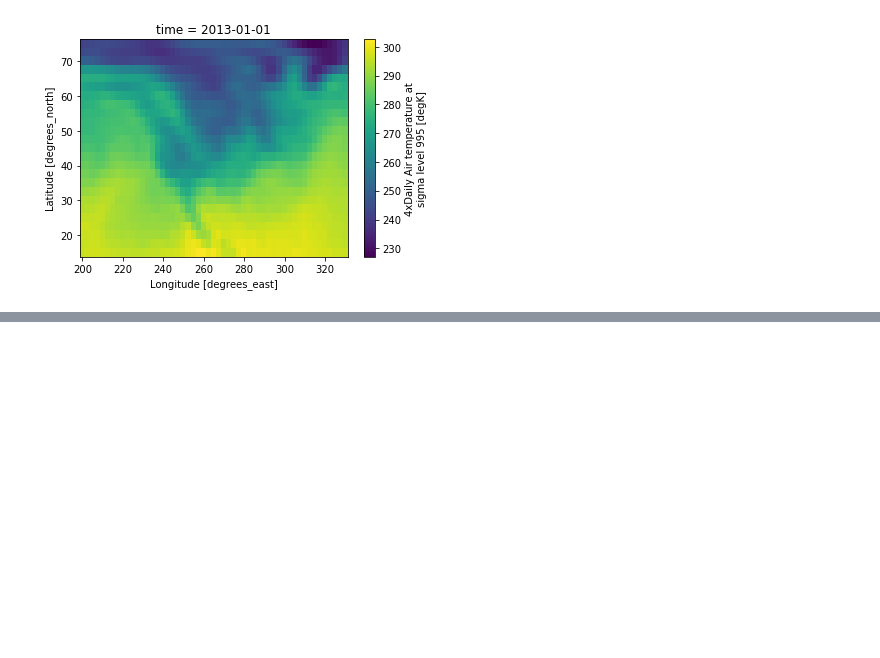
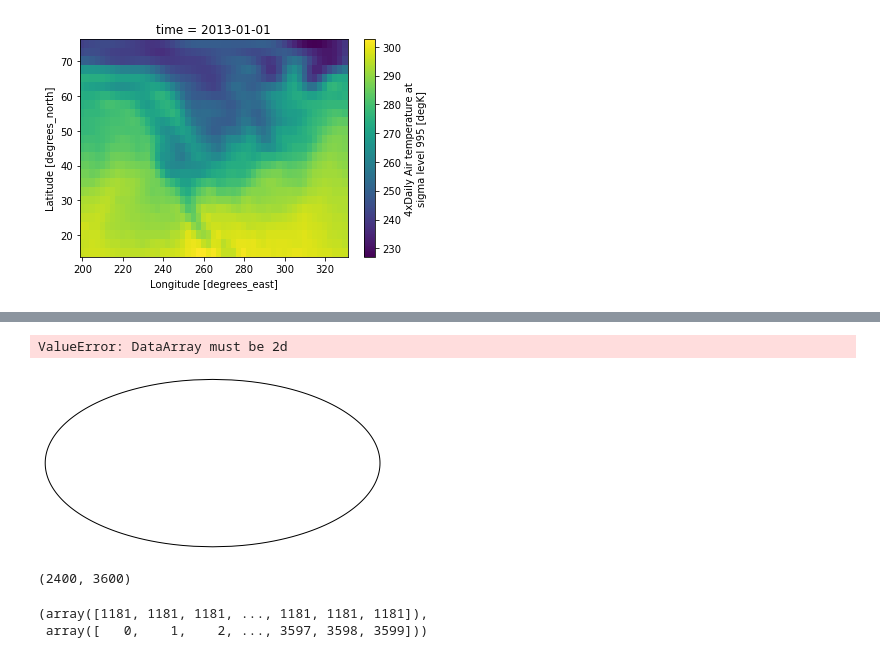
Before and after one commit to ALDepp/NCAR-modeloutputanalysis, a Jupyter notebook: hackathon_project.ipynb, the cells around one changed output, grey strips where cells are left out. Saved outputs shown, nothing was run; the diff lists cells and outputs as text; code cells hidden in the pictures; blank space fills up the shorter version.

```diff
--- a/hackathon_project.ipynb
+++ b/hackathon_project.ipynb
@@ -32,0 +39,3 @@ ds.air[0].plot()
+# %%
+modpath = '/glade/scratch/altuntas/archive/g.e20.G.TL319_t13.control.001_hfreq/ocn/hist/'
+moddat = xr.open_dataset(modpath + 'g.e20.G.TL319_t13.control.001_hfreq.pop.h.0059-01-05.nc')
@@ -32,0 +48,17 @@ ds.air[0].plot()
+# %%
+ax = plt.axes(projection=ccrs.Mollweide())
+vertvel.isel(time=0).plot.contourf(ax=ax, transform=ccrs.PlateCarree());
+ax.set_global(); ax.coastlines();
+# %% [output]
+ValueError: DataArray must be 2d
+[figure, added]
+# %%
+moddat
+np.shape(moddat.ULAT)
+# %% [output]
+(2400, 3600)
+# %%
+np.where(moddat.ULAT==0)
+# %% [output]
+(array([1181, 1181, 1181, ..., 1181, 1181, 1181]),
+ array([   0,    1,    2, ..., 3597, 3598, 3599]))
```
Also changed, not shown: parts of 15 cells of this notebook.
